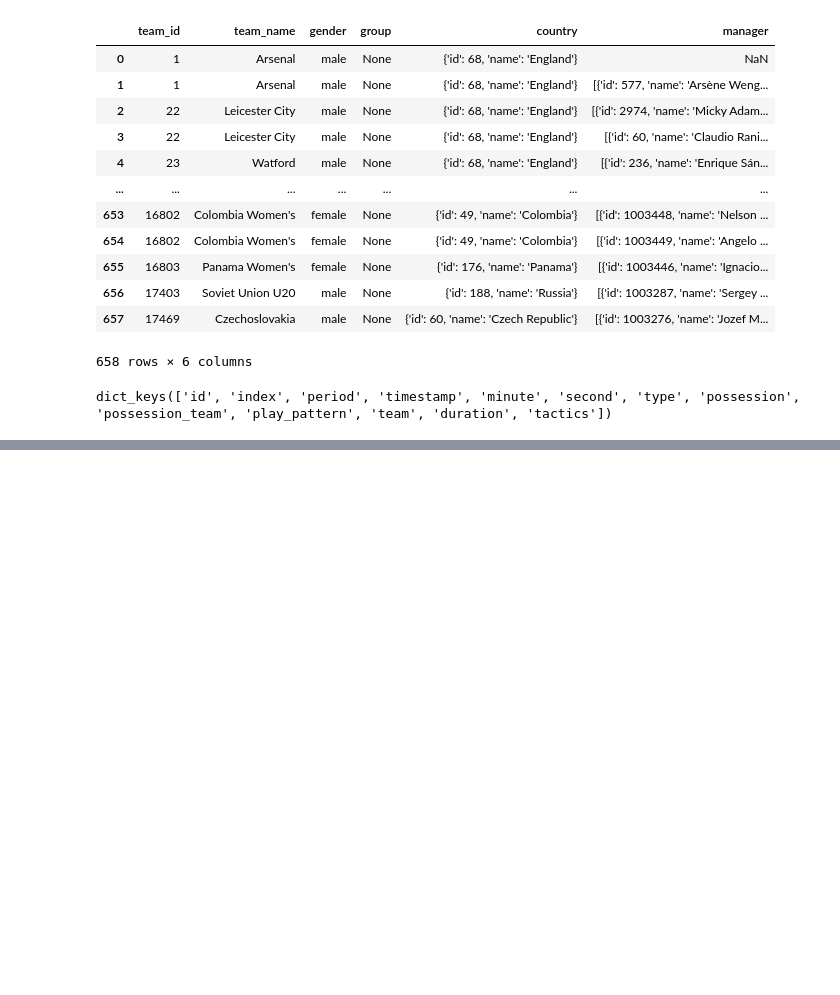
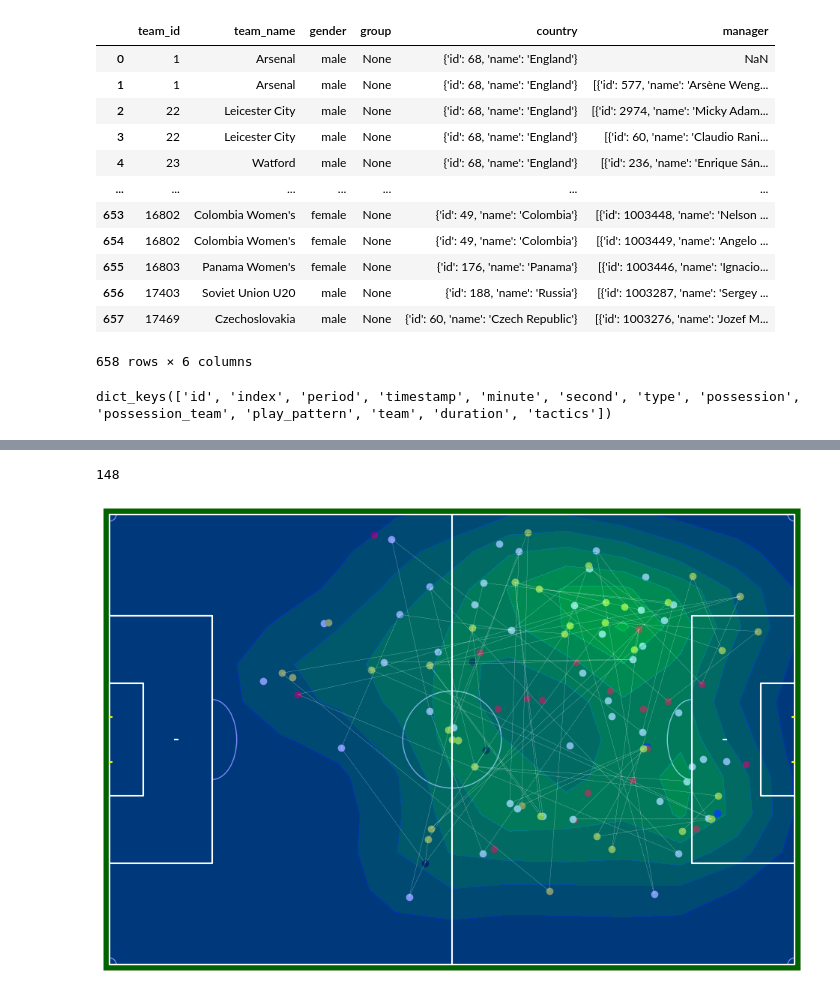
Before and after one commit to Markolinhio/Football-analysis, a Jupyter notebook: notebooks/ml_tactical_analysis.ipynb, the cells around one changed output, grey strips where cells are left out. Cells and saved outputs as stored; diff of their text form; code cells hidden in the pictures; blank space fills up the shorter version.

```diff
--- a/notebooks/ml_tactical_analysis.ipynb
+++ b/notebooks/ml_tactical_analysis.ipynb
@@ -533,0 +467,4 @@ match_event_df
+# %%
+event_path = os.path.join(events_path, str(3890561) + '.json')
+event_dict_list = json.load(open(event_path, 'r'))[0]
+[x["player"]["id"] for x in event_dict_list["tactics"]["lineup"]]
@@ -533,0 +589,4 @@ match_event_df
+# %%
+event_path = os.path.join(events_path, str(3890561) + '.json')
+event_dict_list = json.load(open(event_path, 'r'))
+event_dict_list[0]["tactics"]
@@ -533,0 +611,12 @@ match_event_df
+# %%
+player_in_check =  {'id': 5460, 'name': 'Andrej Kramarić'}
+event_involved = []
+idx = 0
+for event in event_dict_list:
+    try:
+        print(event["player"]["name"])
+        if event["player"] == player_in_check:
+            event_involved.append(event)
+        idx += 1
+    except KeyError:
+        idx += 1
@@ -533,0 +641,4 @@ match_event_df
+# %%
+len(event_involved)
+# %% [output]
+148
@@ -533,0 +696,27 @@ match_event_df
+# %%
+from scipy.stats.kde import gaussian_kde
+
+draw_soccer_pitch()
+plt.grid(False)
+ax=plt.gca()                            # get the axis
+ax.set_ylim(ax.get_ylim()[::-1])        # invert the axis
+ax.xaxis.tick_top()                     # and move the X-Axis
+ax.yaxis.tick_left()
+
+x = np.array(x_coord_defensive + x_coord_offensive + x_coord_foul + x_coord_lost + x_coord_carry_start + x_coord_carry_end + x_coord_receive + x_coord_pass)
+y = np.array(y_coord_defensive + y_coord_offensive + y_coord_foul + y_coord_lost + y_coord_carry_start + y_coord_carry_end + y_coord_receive + y_coord_pass)
+k = gaussian_kde(np.vstack([x, y]))
+xi, yi = np.mgrid[0:120:x.size**0.5*1j,0:80:y.size**0.5*1j]
+zi = k(np.vstack([xi.flatten(), yi.flatten()]))
+
+plt.scatter(x_coord_defensive, y_coord_defensive, color="blue")
+plt.scatter(x_coord_offensive, y_coord_offensive,color="red")
+plt.scatter(x_coord_foul, y_coord_foul, color="black")
+plt.scatter(x_coord_lost, y_coord_lost, color="orange")
+plt.scatter(x_coord_receive, y_coord_receive, color="white")
+plt.scatter(x_coord_pass, y_coord_pass, color="yellow")
+plt.plot(x_coord_carry_start, y_coord_carry_start,x_coord_carry_end,y_coord_carry_end, color="white", ls ='--',linewidth=0.2)
+plt.contourf(xi, yi, zi.reshape(xi.shape), alpha=0.5, cmap=plt.get_cmap('winter'))
+plt.show()
+# %% [output]
+[figure, added]
```
Also changed, not shown: parts of 28 cells of this notebook, 1 other file.
